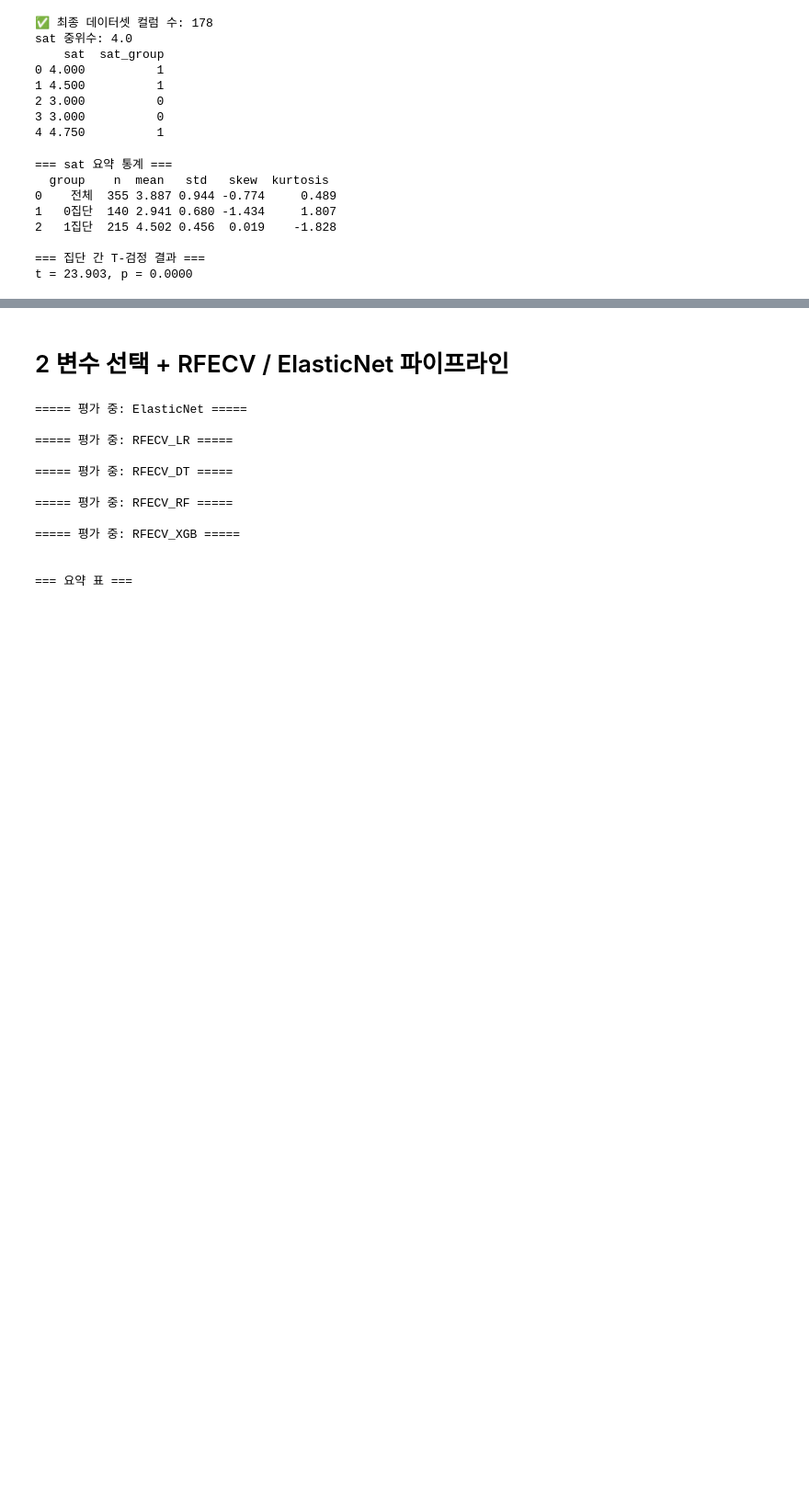
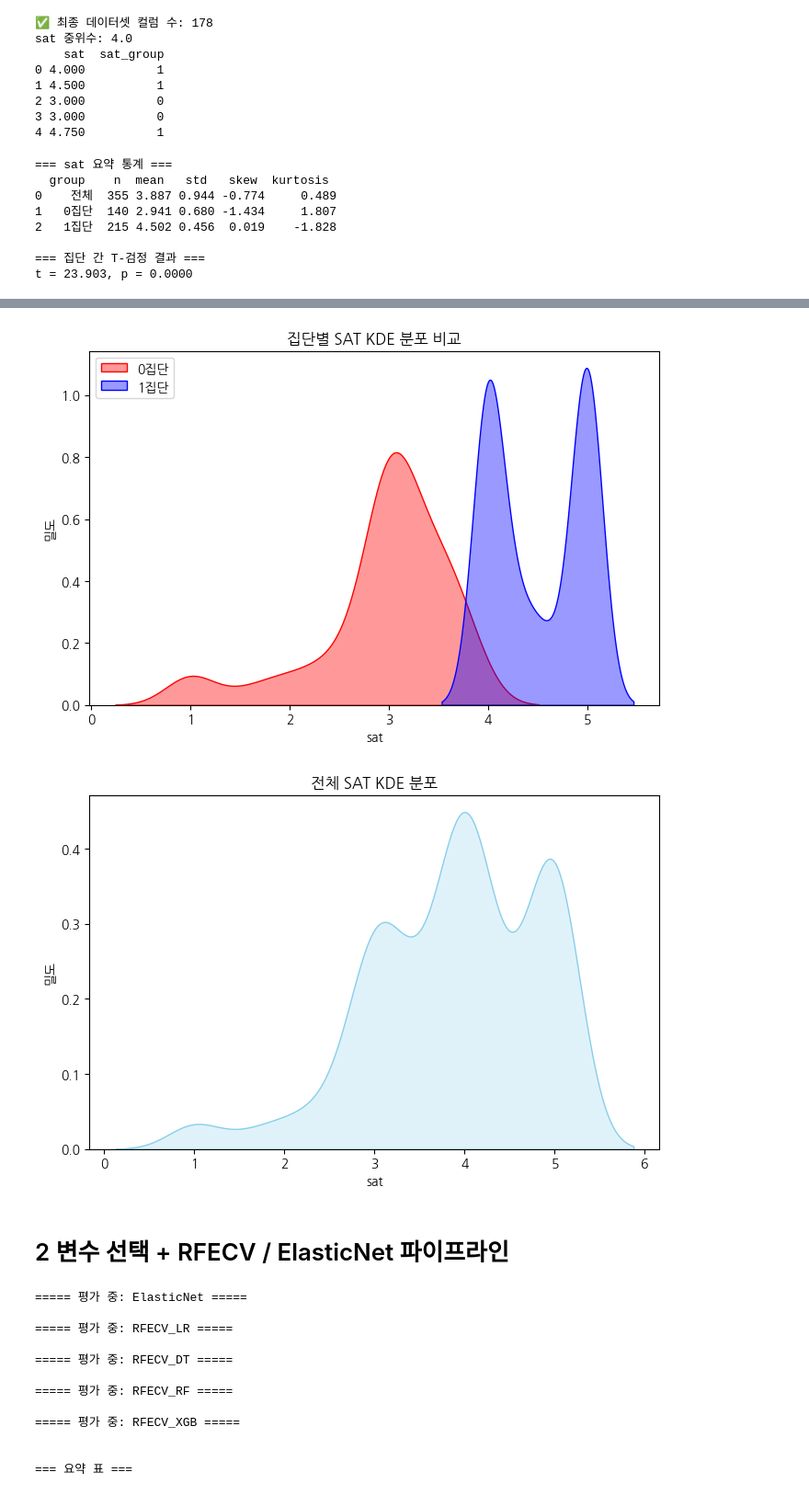
Before and after one commit to hyejinppp/college_life_satisfaction, a Jupyter notebook: sat.ipynb, the cells around one changed output, grey strips where cells are left out. Shown at 92% size. Cells and saved outputs as stored; diff of their text form; code cells hidden in the pictures; blank space fills up the shorter version.

```diff
--- a/sat.ipynb
+++ b/sat.ipynb
@@ -137,3 +161,33 @@ t = 23.903, p = 0.0000
+# %%
+import matplotlib.pyplot as plt
+import seaborn as sns
+from matplotlib import rc
+
+# ✅ 한글 폰트 설정 (예: 나눔고딕)
+plt.rcParams['font.family'] = 'NanumGothic'   # 설치된 다른 한글 폰트 가능
+plt.rcParams['axes.unicode_minus'] = False    # 마이너스 기호 깨짐 방지
+
+# KDE 그리기
+plt.figure(figsize=(8, 5))
+sns.kdeplot(group0, fill=True, color="red", alpha=0.4, label="0집단")
+sns.kdeplot(group1, fill=True, color="blue", alpha=0.4, label="1집단")
+plt.title("집단별 SAT KDE 분포 비교")
+plt.xlabel("sat")
+plt.ylabel("밀도")
+plt.legend()
+plt.show()
+
+
+# 전체 sat KDE 분포
+plt.figure(figsize=(8, 5))
+sns.kdeplot(df['sat'], fill=True, color="skyblue")
+plt.title("전체 SAT KDE 분포")
+plt.xlabel("sat")
+plt.ylabel("밀도")
+plt.show()
+# %% [output]
+[figure, added]
+[figure, added]
 # %% [markdown]
 # 2 변수 선택 + RFECV / ElasticNet 파이프라인
 # %%
```
Also changed, not shown: parts of 17 cells of this notebook.
